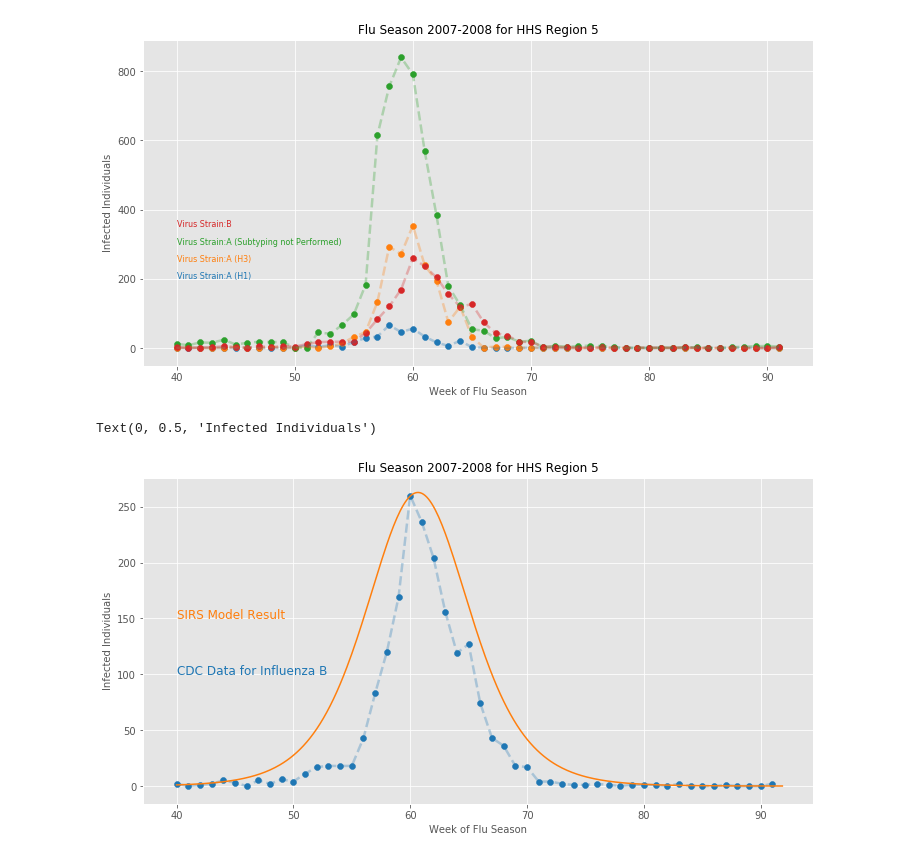
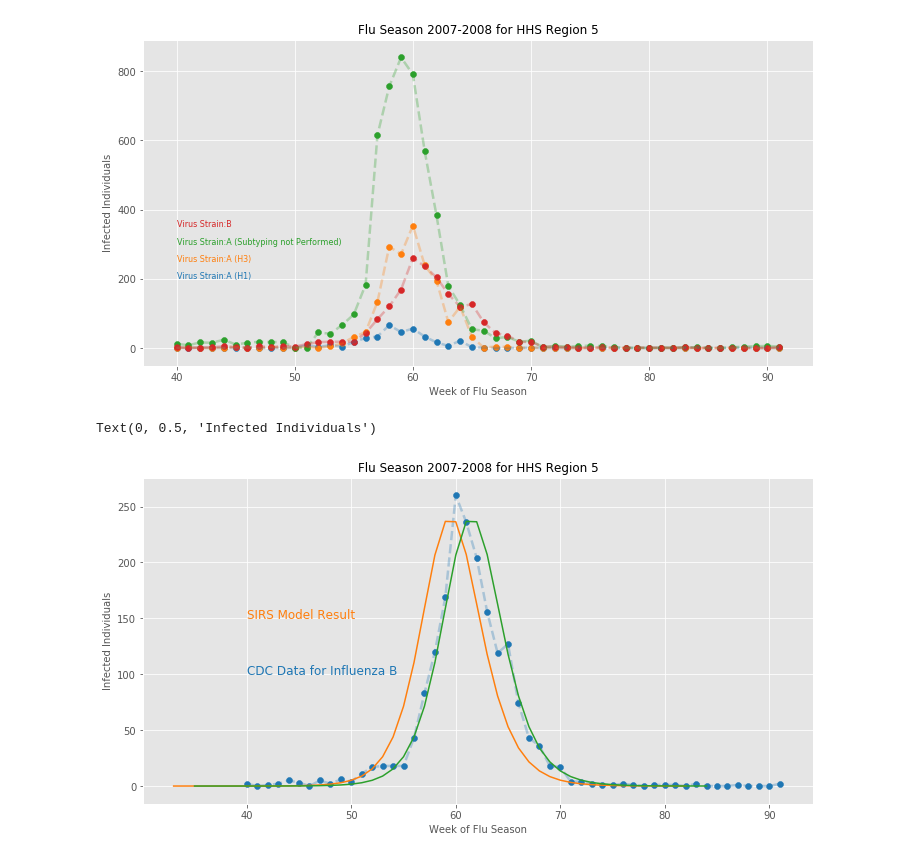
Before and after one commit to GaloisInc/AMIDOL, a Jupyter notebook: docs/SIRS/Python SIRS Modeling.ipynb, the cells around one changed output. Saved outputs shown, nothing was run; the diff lists cells and outputs as text; code cells hidden in the pictures.

```diff
--- a/docs/SIRS/Python SIRS Modeling.ipynb
+++ b/docs/SIRS/Python SIRS Modeling.ipynb
@@ -55,41 +55,48 @@ popData = pd.read_csv('data/population_data.csv', index_col=0)
 # I0 - initial infected -- we assume 1.
 # R0 - initial recovered -- we assume none.
 # S0 - initial susceptible -- S0 = N - I0 - R0
-N = int(popData[popData['Year'] == int(popYear)]['HHS 5']) #
+N = 52000000#int(popData[popData['Year'] == int(popYear)]['HHS 5']) #
 I0 = 1
 R0 = 0
 S0 = N - R0 - I0
 
-gamma = 15
-rho = 1.0032
+gamma = 1/3
+rho = 1.24
 beta = rho*gamma
 
 def deriv(y, t, N, beta, gamma):
     S, I, R = y
     dSdt = -beta * S * I / N
     dIdt = beta * S * I / N - gamma * I
     dRdt = gamma * I
     return dSdt, dIdt, dRdt
 
 y0 = S0, I0, R0
 
-min = 40*7
-max = min + len(fluData)*7
-t = list(range(min, max))
+min = 40
+max = fluData['T'].max()
+t = list(range(min*7, max*7))
 w = [x/7 for x in t]
 
 ret = odeint(deriv, y0, t, args=(N, beta, gamma))
 S, I, R = ret.T
 
+incidence_predicted = -np.diff(S[0:len(S)-1:7])
+incidence_observed = fluData['B']
+fraction_confirmed = incidence_observed.sum()/incidence_predicted.sum()
+
+plotT = fluData['T'] - 7
+
 plt.figure(figsize=(12,6))
 plt.plot(fluData['T'], fluData['B'], ls="--", lw=2.5, color=tableau20[0], alpha=0.3)
 plt.scatter(fluData['T'], fluData['B'], color=tableau20[0])
-plt.plot(w, I, color=tableau20[2])
+plt.plot(plotT[2:], incidence_predicted*fraction_confirmed, color=tableau20[2])
+plt.plot(plotT[2:], incidence_predicted*fraction_confirmed, color=tableau20[4])
 plt.text(40, 100, "CDC Data for Influenza B", fontsize=12, color=tableau20[0])
 plt.text(40, 150, "SIRS Model Result", fontsize=12, color=tableau20[2])
 plt.title(title, fontsize=12)
 plt.xlabel("Week of Flu Season", fontsize=10)
 plt.ylabel("Infected Individuals", fontsize=10)
 # %% [output]
 Text(0, 0.5, 'Infected Individuals')
-[figure, old version]
+[figure, new version]
```
Also changed, not shown: parts of 1 cell of this notebook, 1 other file.
